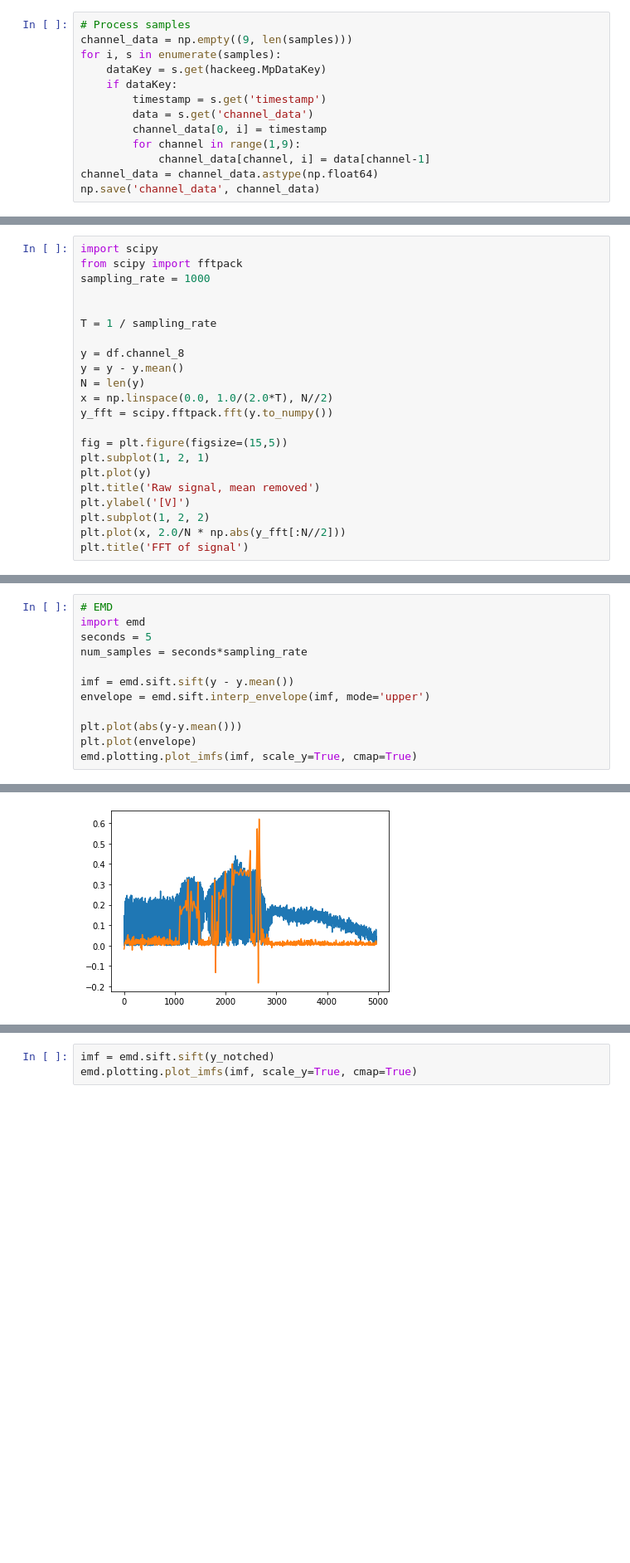
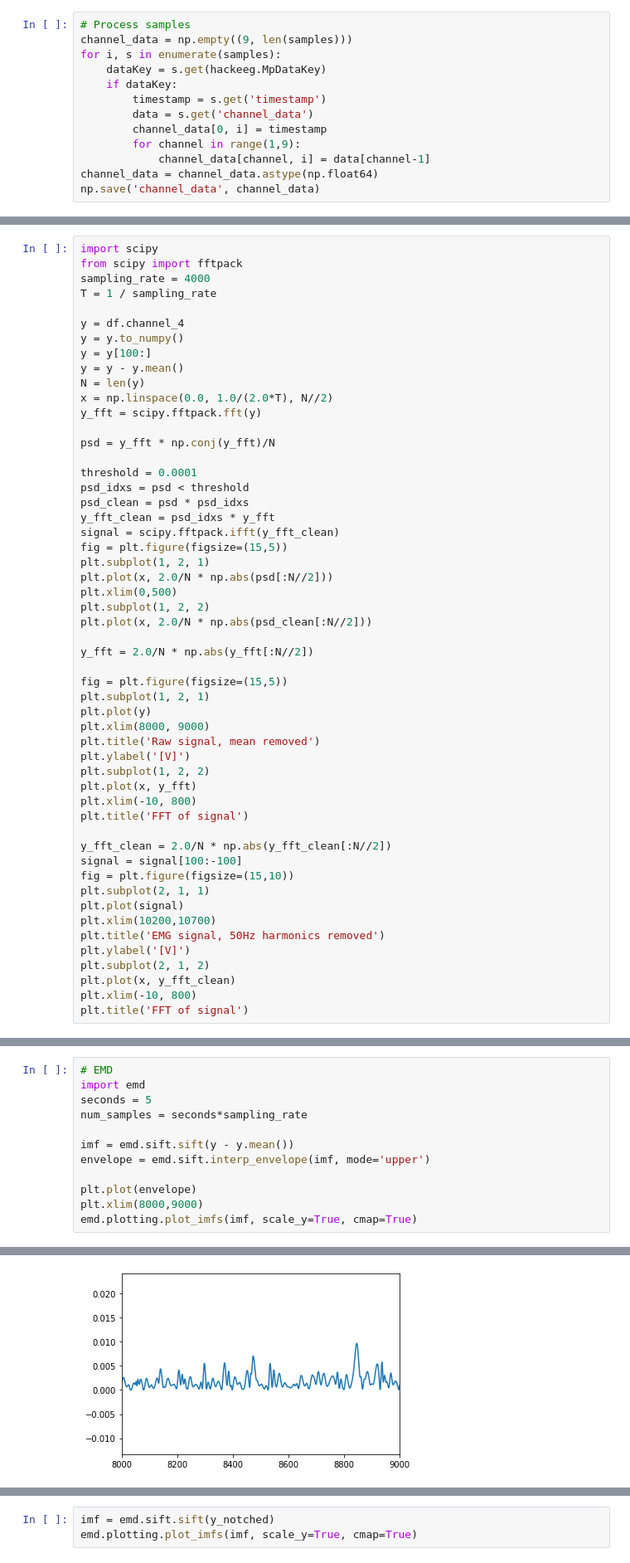
Before and after one commit to kstray/master-thesis-implementation, a Jupyter notebook: emg_processing.ipynb, the cells around one changed output, grey strips where cells are left out. Shown at 83% size. Cells and saved outputs as stored; diff of their text form; blank space fills up the shorter version.

Commit message:
Remove 50Hz harmonics and find inverse FFT

```diff
--- a/emg_processing.ipynb
+++ b/emg_processing.ipynb
@@ -146,24 +113,55 @@ timestamps = channel_data[0]
 # %%
 import scipy
 from scipy import fftpack
-sampling_rate = 1000
-
-
+sampling_rate = 4000
 T = 1 / sampling_rate
 
-y = df.channel_8
+y = df.channel_4
+y = y.to_numpy()
+y = y[100:]
 y = y - y.mean()
 N = len(y)
 x = np.linspace(0.0, 1.0/(2.0*T), N//2)
-y_fft = scipy.fftpack.fft(y.to_numpy())
+y_fft = scipy.fftpack.fft(y)
+
+psd = y_fft * np.conj(y_fft)/N
+
+threshold = 0.0001
+psd_idxs = psd < threshold
+psd_clean = psd * psd_idxs
+y_fft_clean = psd_idxs * y_fft
+signal = scipy.fftpack.ifft(y_fft_clean)
+fig = plt.figure(figsize=(15,5))
+plt.subplot(1, 2, 1)
+plt.plot(x, 2.0/N * np.abs(psd[:N//2]))
+plt.xlim(0,500)
+plt.subplot(1, 2, 2)
+plt.plot(x, 2.0/N * np.abs(psd_clean[:N//2]))
+
+y_fft = 2.0/N * np.abs(y_fft[:N//2])
 
 fig = plt.figure(figsize=(15,5))
 plt.subplot(1, 2, 1)
 plt.plot(y)
+plt.xlim(8000, 9000)
 plt.title('Raw signal, mean removed')
 plt.ylabel('[V]')
 plt.subplot(1, 2, 2)
-plt.plot(x, 2.0/N * np.abs(y_fft[:N//2]))
+plt.plot(x, y_fft)
+plt.xlim(-10, 800)
 plt.title('FFT of signal')
+
+y_fft_clean = 2.0/N * np.abs(y_fft_clean[:N//2])
+signal = signal[100:-100]
+fig = plt.figure(figsize=(15,10))
+plt.subplot(2, 1, 1)
+plt.plot(signal)
+plt.xlim(10200,10700)
+plt.title('EMG signal, 50Hz harmonics removed')
+plt.ylabel('[V]')
+plt.subplot(2, 1, 2)
+plt.plot(x, y_fft_clean)
+plt.xlim(-10, 800)
+plt.title('FFT of signal')
 # %% [output]
 Text(0.5, 1.0, 'FFT of signal')
@@ -171,16 +171,16 @@ Text(0.5, 1.0, 'FFT of signal')
 # %%
 # EMD
 import emd
 seconds = 5
 num_samples = seconds*sampling_rate
 
 imf = emd.sift.sift(y - y.mean())
 envelope = emd.sift.interp_envelope(imf, mode='upper')
 
-plt.plot(abs(y-y.mean()))
 plt.plot(envelope)
+plt.xlim(8000,9000)
 emd.plotting.plot_imfs(imf, scale_y=True, cmap=True)
 # %% [output]
  The argument 'scale_y' is depreciated and will be                         removed in a future version. Please use 'sharey' to remove this                         warning
 <AxesSubplot:xlabel='Time (samples)'>
-[figure, old version]
+[figure, new version]
```
Also changed, not shown: parts of 13 cells of this notebook.
